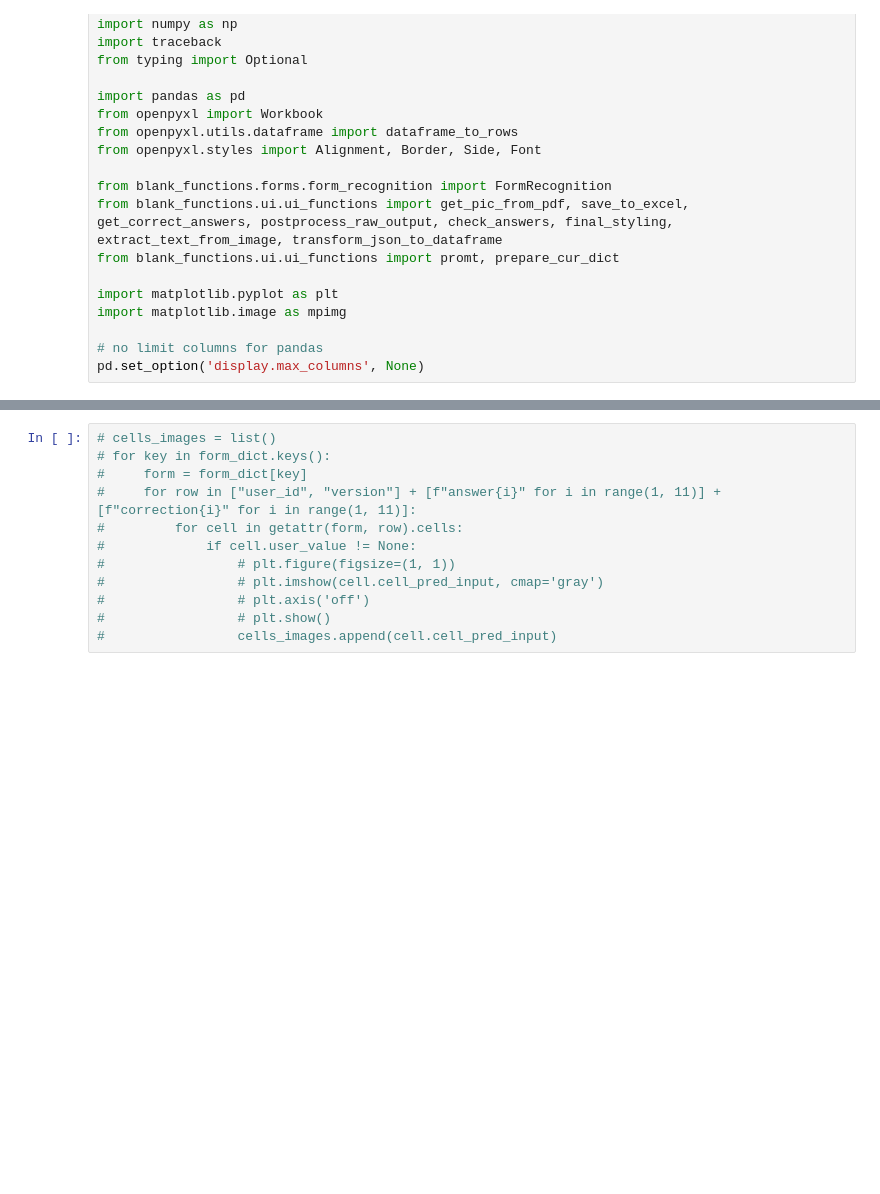
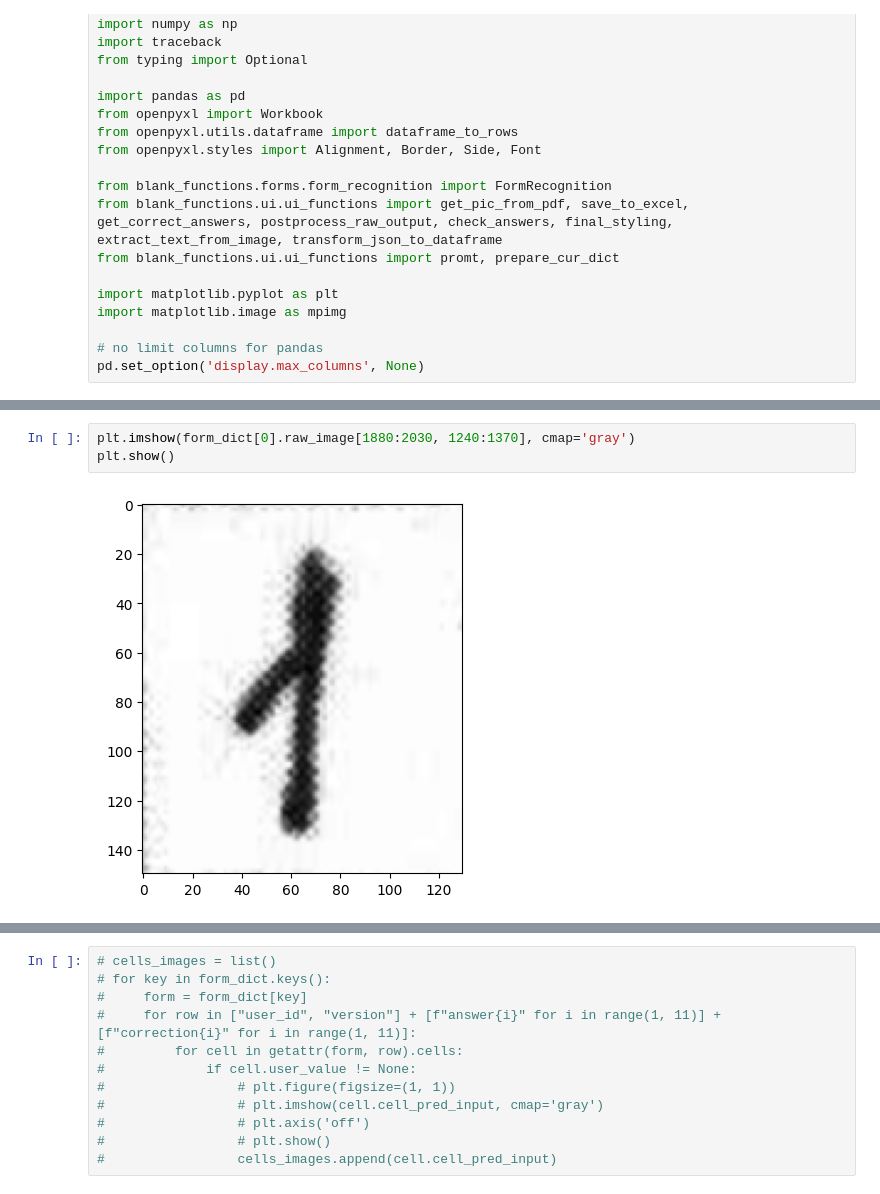
Before and after one commit to vlzm/streamlit-exam-form-app, a Jupyter notebook: notebooks/one_more_test.ipynb, the cells around one changed output, grey strips where cells are left out. Saved outputs shown, nothing was run; the diff lists cells and outputs as text; blank space fills up the shorter version.

```diff
--- a/notebooks/one_more_test.ipynb
+++ b/notebooks/one_more_test.ipynb
@@ -60,0 +234,5 @@ pd.set_option('display.max_columns', None)
+# %%
+plt.imshow(form_dict[0].raw_image[1880:2030, 1240:1370], cmap='gray')
+plt.show()
+# %% [output]
+[figure, added]
```
Also changed, not shown: parts of 11 cells of this notebook, 10 other files.
